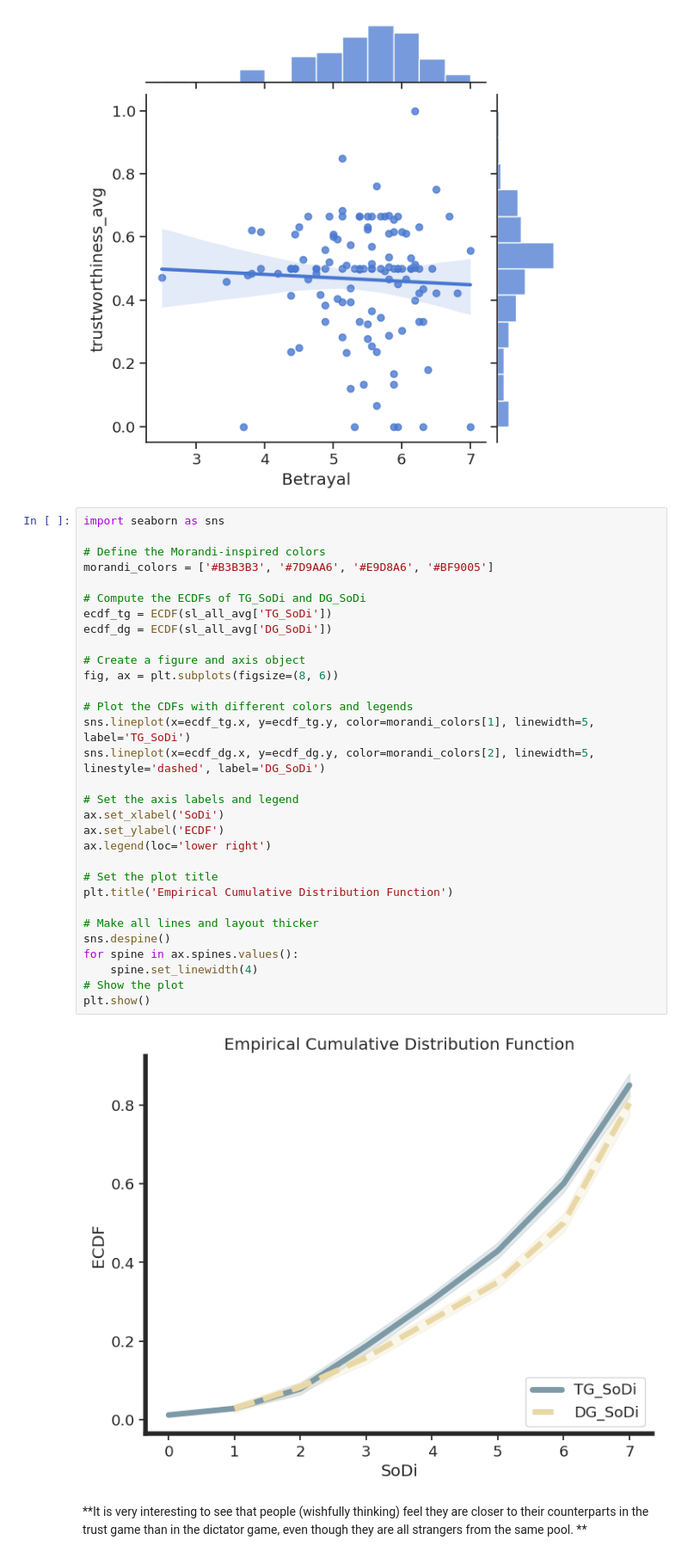
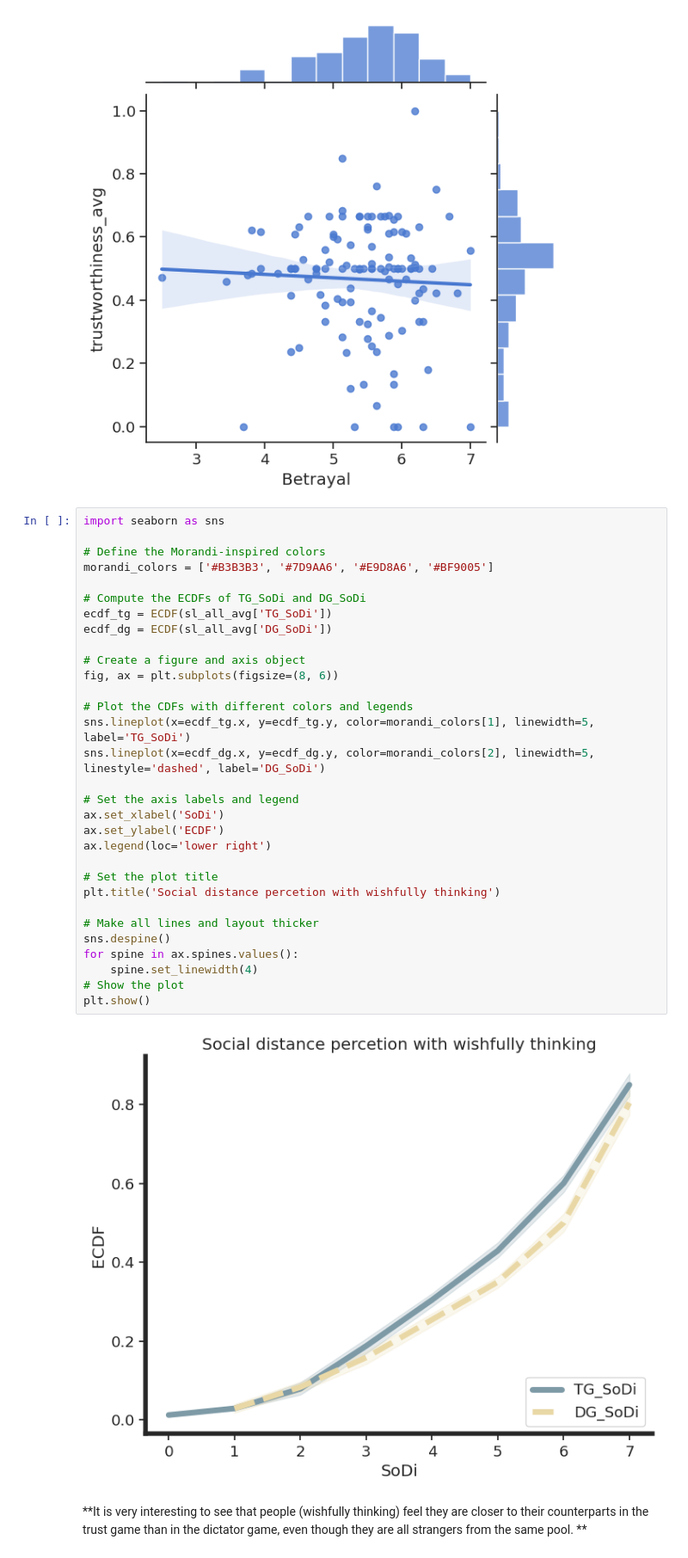
Before and after one commit to liangcbrain/EDA-on-decisions-of-strategic-uncertainty, a Jupyter notebook: eda-on-decisions-of-strategic-uncertainty.ipynb, the cells around one changed output. Shown: that part at 86% size. Saved outputs shown, nothing was run; the diff lists cells and outputs as text.

```diff
--- a/eda-on-decisions-of-strategic-uncertainty.ipynb
+++ b/eda-on-decisions-of-strategic-uncertainty.ipynb
@@ -125,34 +125,34 @@ plt.show()
 import seaborn as sns
 
 # Define the Morandi-inspired colors
 morandi_colors = ['#B3B3B3', '#7D9AA6', '#E9D8A6', '#BF9005']
 
 # Compute the ECDFs of TG_SoDi and DG_SoDi
 ecdf_tg = ECDF(sl_all_avg['TG_SoDi'])
 ecdf_dg = ECDF(sl_all_avg['DG_SoDi'])
 
 # Create a figure and axis object
 fig, ax = plt.subplots(figsize=(8, 6))
 
 # Plot the CDFs with different colors and legends
 sns.lineplot(x=ecdf_tg.x, y=ecdf_tg.y, color=morandi_colors[1], linewidth=5, label='TG_SoDi')
 sns.lineplot(x=ecdf_dg.x, y=ecdf_dg.y, color=morandi_colors[2], linewidth=5, linestyle='dashed', label='DG_SoDi')
 
 # Set the axis labels and legend
 ax.set_xlabel('SoDi')
 ax.set_ylabel('ECDF')
 ax.legend(loc='lower right')
 
 # Set the plot title
-plt.title('Empirical Cumulative Distribution Function')
+plt.title('Social distance percetion with wishfully thinking')
 
 # Make all lines and layout thicker
 sns.despine()
 for spine in ax.spines.values():
     spine.set_linewidth(4)
 # Show the plot
 plt.show()
 # %% [output]
-[figure, old version]
+[figure, new version]
 # %% [markdown]
 **It is very interesting to see that people (wishfully thinking) feel they are closer to their counterparts in the trust game than in the dictator game, even though they are all strangers from the same pool. **
```
Also changed, not shown: parts of 1 cell of this notebook.
